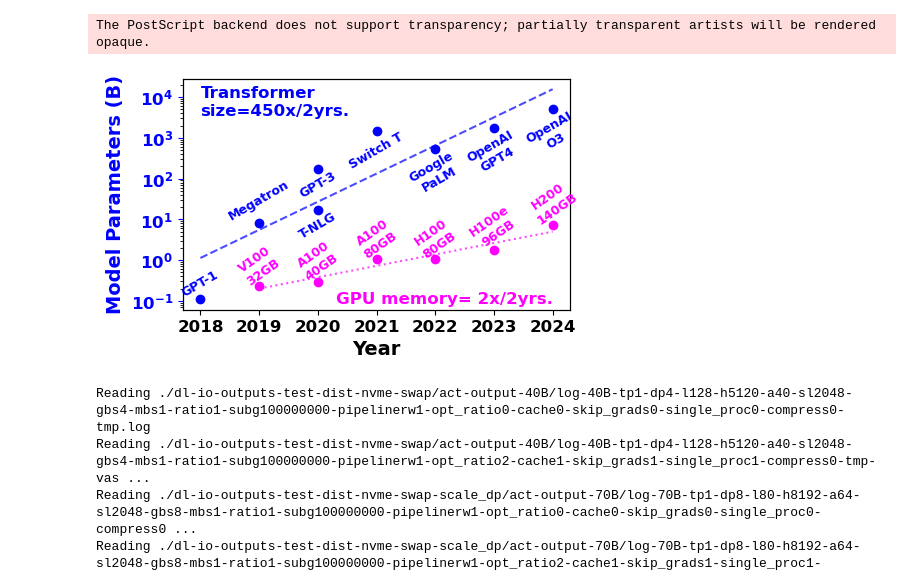
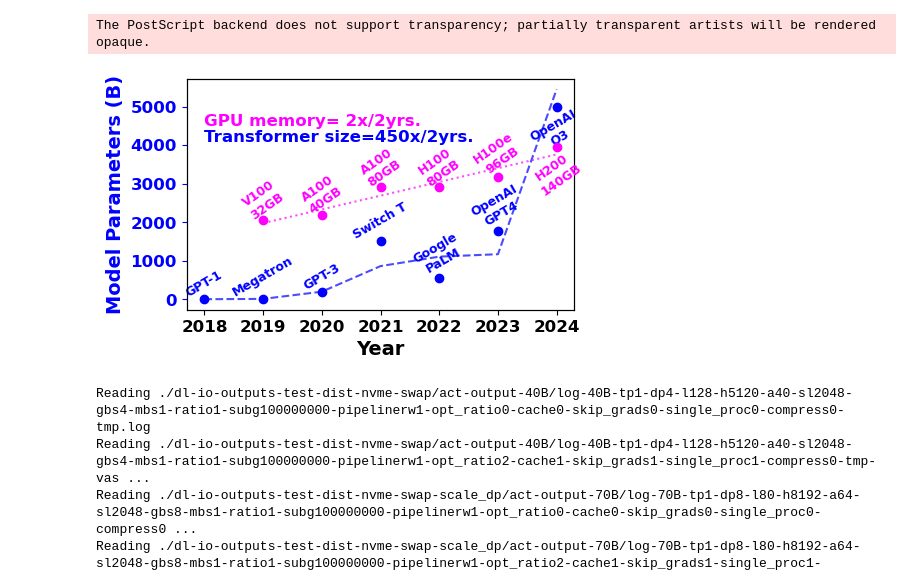
Before and after one commit to mauryaavinash95/offload-nvme-cxl, a Jupyter notebook: plotting-scripts.ipynb, the cells around one changed output. Drawn from its saved outputs; the diff is of its cells as text; code cells hidden in the pictures.

```diff
--- a/plotting-scripts.ipynb
+++ b/plotting-scripts.ipynb
@@ -523,7 +723,7 @@ plt.rcParams['ps.fonttype'] = 42
 models = [
     (2018, "GPT-1", 0.11),
     (2019, "Megatron", 8.3),
-    (2020, "T-NLG", 17), (2020, "GPT-3", 175),
+    (2020, "GPT-3", 175),
     (2021, "Switch T", 1500),
     (2022, "Google\nPaLM", 540),
     (2023, "OpenAI\nGPT4", 1760),
@@ -549,7 +749,7 @@ years_gpus_np = np.array(years_gpus)
 gpu_memory_np = np.array(gpu_memory)
 
 # Fit regression lines (log scale for models)
-model_coeffs = np.polyfit(years_models_np, np.log10(model_params_np), 1)
+model_coeffs = np.polyfit(years_models_np, np.log10(model_params_np), 3)
 gpu_coeffs = np.polyfit(years_gpus_np, gpu_memory_np, 1)
 
 model_trend = 10 ** np.polyval(model_coeffs, years_models_np)  # Convert back from log scale
@@ -565,47 +765,50 @@ ax1.plot(years_models_np, model_trend, linestyle="dashed", color=color1, alpha=0
 # Annotate model points
 for i, txt in enumerate(model_names):
     va = "top"
-    if (years_models[i]) <= 2019:
+    if (years_models[i]) <= 2023:
         va = "bottom"
     ax1.annotate(txt, (years_models[i], model_params[i]), fontsize=9, color=color1,
                  ha="center", va=va, rotation=30)
 
 ax1.set_ylabel("Model Parameters (B)", color=color1, fontsize=14, fontweight='bold',)
-ax1.set_yscale("log")  # Log scale for large variations
+# ax1.set_yscale("log")  # Log scale for large variations
 ax1.tick_params(axis='y', colors=color1)
 
 # Secondary axis for GPU memory
 ax2 = ax1.twinx()
 ax2.scatter(years_gpus, gpu_memory, color=color2, label="GPU Memory (GB)")
 ax2.plot(years_gpus_np, gpu_trend, color=color2, linestyle="dotted", alpha=0.7, label="GPU Memory Trend")
 # ax2.set_yscale("log")  # Log scale for large variations
-ax2.set_ylim(-10, 400)
+ax2.set_ylim(-100, 240)
 
 # Annotate GPU points
 for i, txt in enumerate(gpu_names):
+    va = "bottom"
+    if years_gpus[i] == 2024:
+        va = "top"
     ax2.annotate(f"{txt}\n{gpu_memory[i]}GB", (years_gpus[i], gpu_memory[i]-3), fontsize=9,
-                 color=color2, ha='center', va="bottom", rotation=35)
+                 color=color2, ha='center', va=va, rotation=35)
 
-ax2.annotate("GPU memory= 2x/2yrs.", (2024, 0), fontsize=12, ha="right", color=color2)
-ax1.annotate("Transformer\nsize=450x/2yrs.", (2018, 3000), fontsize=12, ha="left", va="bottom", color=color1)
+ax1.annotate("GPU memory= 2x/2yrs.", (2018, 4500), fontsize=12, ha="left", color=color2)
+ax1.annotate("Transformer size=450x/2yrs.", (2018, 4000), fontsize=12, ha="left", va="bottom", color=color1)
 
 # ax2.set_ylabel("GPU Memory (GB)", color='blue')
 # ax2.tick_params(axis='y', colors='blue')
 ax2.set_yticks([])
 
 # Labels and title
 ax1.set_xlabel("Year", fontsize=14, fontweight='bold')
 
 # Show plot
 
 output_file = "model-vs-hardware"
-plt.savefig(f"{output_file}.eps", format='eps', bbox_inches='tight')
-plt.savefig(f"{output_file}.png", format='png', bbox_inches='tight')
+plt.savefig(f"./plots/{output_file}.eps", format='eps', bbox_inches='tight')
+plt.savefig(f"./plots/{output_file}.png", format='png', bbox_inches='tight')
 
 plt.show()
 # %% [output]
 The PostScript backend does not support transparency; partially transparent artists will be rendered opaque.
-[figure, old version]
+[figure, new version]
 # %%
 ###############################################################
 # Plot for scalability
```
Also changed, not shown: parts of 5 cells of this notebook, 10 other files.
